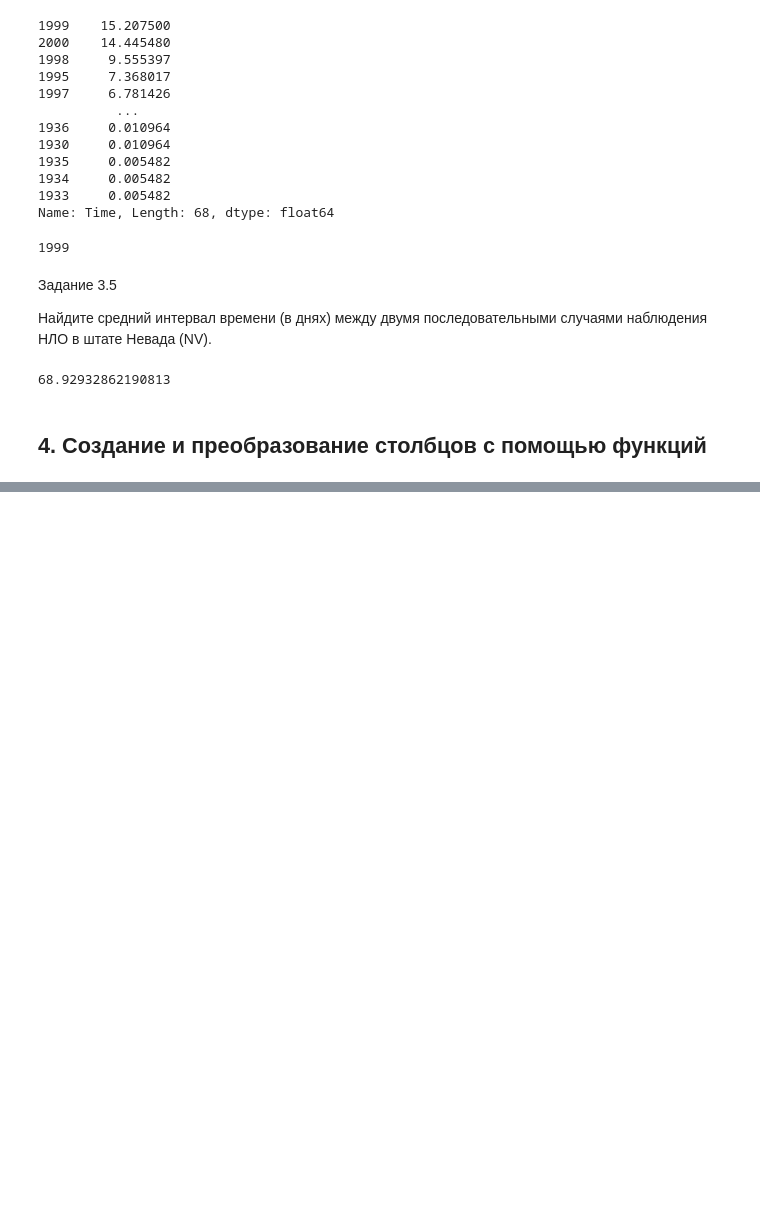
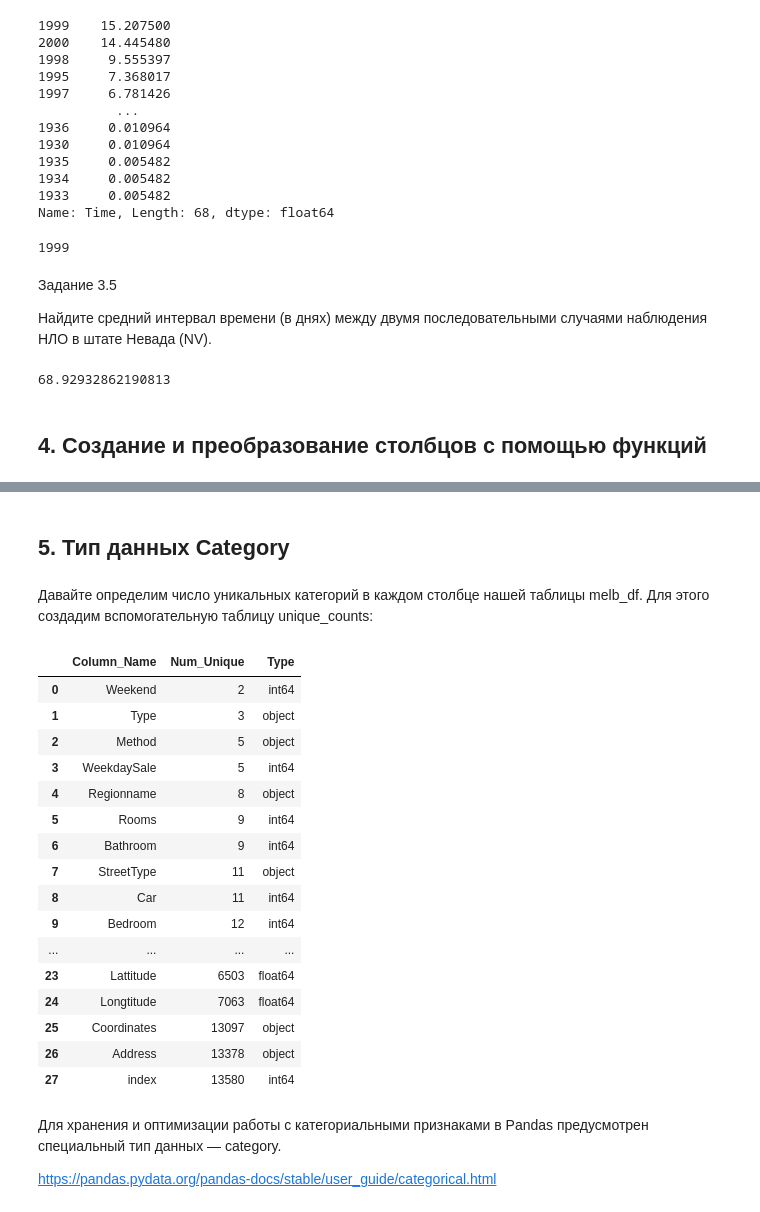
Before and after one commit to kdunaev-a10/SkillFactory-DTS, a Jupyter notebook: module-python/module11/python-11.ipynb, the cells around one changed output, grey strips where cells are left out. Drawn from its saved outputs; the diff is of its cells as text; code cells hidden in the pictures; blank space fills up the shorter version.

```diff
--- a/module-python/module11/python-11.ipynb
+++ b/module-python/module11/python-11.ipynb
@@ -413,0 +554,8 @@ display(ufo_df[(ufo_df['State'] == 'NV') ]['Date'].diff().dt.days.mean())
+# %%
+
+display(melb_df['WeekdaySale'].head())
+def get_weekend(weekday):
+    pass
+
+melb_df['Weekend'] = melb_df['WeekdaySale'].apply(lambda x: 1 if x == 5 or x == 6 else 0)
+display(melb_df['Weekend'].head())
@@ -413,0 +588,9 @@ display(ufo_df[(ufo_df['State'] == 'NV') ]['Date'].diff().dt.days.mean())
+# %%
+display(melb_df['SellerG'].nunique())
+melb_df['SellerG'].value_counts(normalize=True)*100
+popular_sellers = melb_df['SellerG'].value_counts().nlargest(49).index
+print(popular_sellers)
+
+melb_df['SellerG'] = melb_df['SellerG'].apply(lambda x: x if x in popular_sellers else "Other")
+display(melb_df['SellerG'])
+#melb_df = melb_df.drop('SellerG_1', axis=1)
@@ -413,0 +689,39 @@ display(ufo_df[(ufo_df['State'] == 'NV') ]['Date'].diff().dt.days.mean())
+# %% [markdown]
+## 5. Тип данных Category
+# %% [markdown]
+Давайте определим число уникальных категорий в каждом столбце нашей таблицы melb_df. Для этого создадим вспомогательную таблицу unique_counts:
+# %%
+# создаём пустой список
+unique_list = []
+for col in melb_df.columns:
+    item = (col, melb_df[col].nunique(), melb_df[col].dtypes)
+    unique_list.append(item)
+
+unique_counts = pd.DataFrame(
+    unique_list,
+    columns=['Column_Name', 'Num_Unique', 'Type']
+).sort_values(by='Num_Unique',  ignore_index=True)
+
+display(unique_counts)
+# %% [output]
+|  | Column_Name | Num_Unique | Type |
+| 0 | Weekend | 2 | int64 |
+| 1 | Type | 3 | object |
+| 2 | Method | 5 | object |
+| 3 | WeekdaySale | 5 | int64 |
+| 4 | Regionname | 8 | object |
+| 5 | Rooms | 9 | int64 |
+| 6 | Bathroom | 9 | int64 |
+| 7 | StreetType | 11 | object |
+| 8 | Car | 11 | int64 |
+| 9 | Bedroom | 12 | int64 |
+| ... | ... | ... | ... |
+| 23 | Lattitude | 6503 | float64 |
+| 24 | Longtitude | 7063 | float64 |
+| 25 | Coordinates | 13097 | object |
+| 26 | Address | 13378 | object |
+| 27 | index | 13580 | int64 |
+# %% [markdown]
+Для хранения и оптимизации работы с категориальными признаками в Pandas предусмотрен специальный тип данных — category.
+
+https://pandas.pydata.org/pandas-docs/stable/user_guide/categorical.html
```
Also changed, not shown: parts of 46 cells of this notebook, 15 other files.
